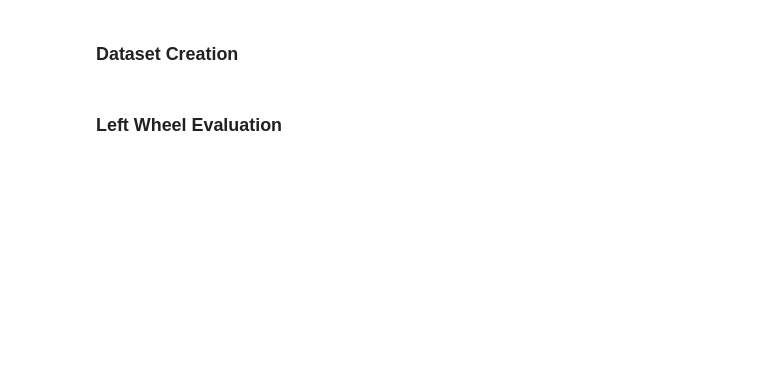
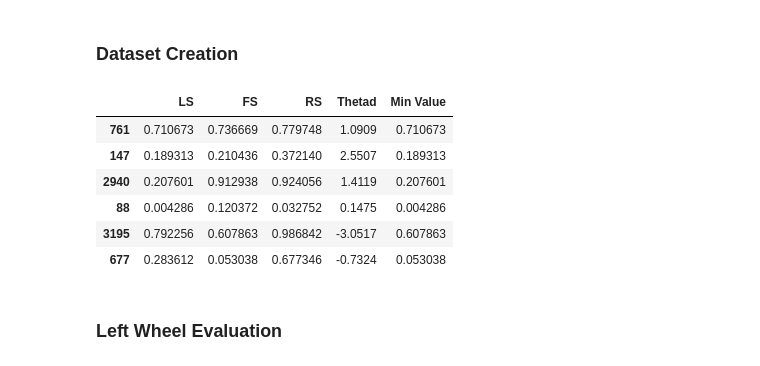
Before and after one commit to onlybuzy/Paper_Robot_Mobil, a Jupyter notebook: Data_gen.ipynb, the cells around one changed output. Drawn from its saved outputs; the diff is of its cells as text; code cells hidden in the pictures; blank space fills up the shorter version.

```diff
--- a/Data_gen.ipynb
+++ b/Data_gen.ipynb
@@ -206,7 +510,15 @@ print('Left Wheel vel: ',W_L)
 # %% [markdown]
 ### Dataset Creation
 # %%
-Df_C1['Min Value']=Df_C1[['LD','FD','RD']].min(axis=1)
+Df_C1['Min Value']=Df_C1[['LS','FS','RS']].min(axis=1)
 Df_C1.sample(6)
+# %% [output]
+|  | LS | FS | RS | Thetad | Min Value |
+| 761 | 0.710673 | 0.736669 | 0.779748 | 1.0909 | 0.710673 |
+| 147 | 0.189313 | 0.210436 | 0.372140 | 2.5507 | 0.189313 |
+| 2940 | 0.207601 | 0.912938 | 0.924056 | 1.4119 | 0.207601 |
+| 88 | 0.004286 | 0.120372 | 0.032752 | 0.1475 | 0.004286 |
+| 3195 | 0.792256 | 0.607863 | 0.986842 | -3.0517 | 0.607863 |
+| 677 | 0.283612 | 0.053038 | 0.677346 | -0.7324 | 0.053038 |
 # %% [markdown]
 ### Left Wheel Evaluation
```
Also changed, not shown: parts of 52 cells of this notebook, 9 other files.
